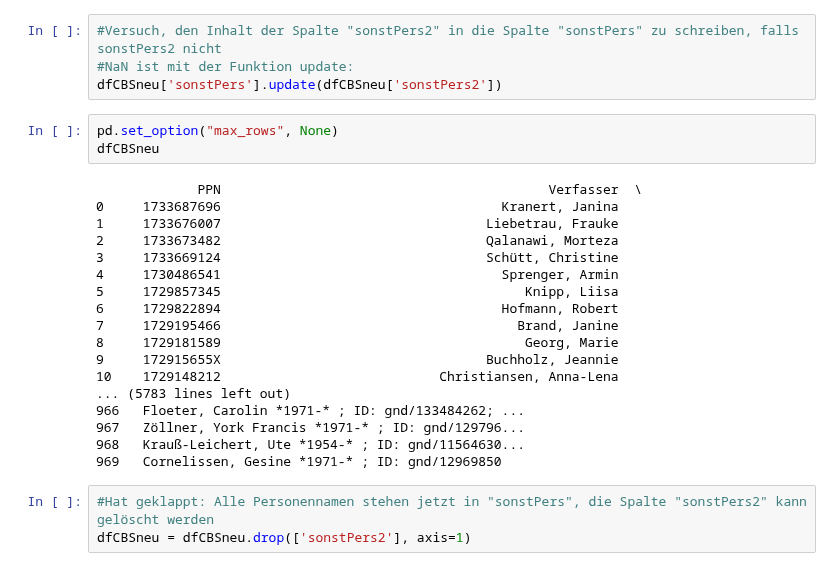
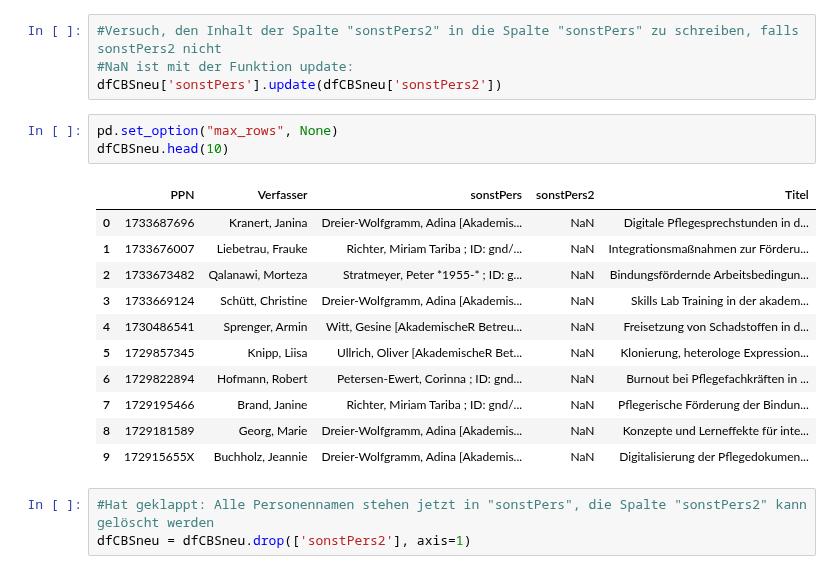
Before and after one commit to Daniela-Mayer/2020-11-30-Data_Librarian_Daniela_Mayer, a Jupyter notebook: Modul_6/notebooks/CBS_Datei_3010_3050.ipynb, the cells around one changed output. Saved outputs shown, nothing was run; the diff lists cells and outputs as text.

```diff
--- a/Modul_6/notebooks/CBS_Datei_3010_3050.ipynb
+++ b/Modul_6/notebooks/CBS_Datei_3010_3050.ipynb
@@ -70,25 +71,19 @@ dfRepo.shape
 dfCBSneu['sonstPers'].update(dfCBSneu['sonstPers2'])
 # %%
 pd.set_option("max_rows", None)
-dfCBSneu
+dfCBSneu.head(10)
 # %% [output]
-             PPN                                          Verfasser  \
-0     1733687696                                    Kranert, Janina
-1     1733676007                                  Liebetrau, Frauke
-2     1733673482                                  Qalanawi, Morteza
-3     1733669124                                  Schütt, Christine
-4     1730486541                                    Sprenger, Armin
-5     1729857345                                       Knipp, Liisa
-6     1729822894                                    Hofmann, Robert
-7     1729195466                                      Brand, Janine
-8     1729181589                                       Georg, Marie
-9     172915655X                                  Buchholz, Jeannie
-10    1729148212                            Christiansen, Anna-Lena
-... (5783 lines left out)
-966   Floeter, Carolin *1971-* ; ID: gnd/133484262; ...
-967   Zöllner, York Francis *1971-* ; ID: gnd/129796...
-968   Krauß-Leichert, Ute *1954-* ; ID: gnd/11564630...
-969   Cornelissen, Gesine *1971-* ; ID: gnd/12969850
+|  | PPN | Verfasser | sonstPers | sonstPers2 | Titel |
+| 0 | 1733687696 | Kranert, Janina | Dreier-Wolfgramm, Adina [Akademis... | NaN | Digitale Pflegesprechstunden in d... |
+| 1 | 1733676007 | Liebetrau, Frauke | Richter, Miriam Tariba ; ID: gnd/... | NaN | Integrationsmaßnahmen zur Förderu... |
+| 2 | 1733673482 | Qalanawi, Morteza | Stratmeyer, Peter *1955-* ; ID: g... | NaN | Bindungsfördernde Arbeitsbedingun... |
+| 3 | 1733669124 | Schütt, Christine | Dreier-Wolfgramm, Adina [Akademis... | NaN | Skills Lab Training in der akadem... |
+| 4 | 1730486541 | Sprenger, Armin | Witt, Gesine [AkademischeR Betreu... | NaN | Freisetzung von Schadstoffen in d... |
+| 5 | 1729857345 | Knipp, Liisa | Ullrich, Oliver [AkademischeR Bet... | NaN | Klonierung, heterologe Expression... |
+| 6 | 1729822894 | Hofmann, Robert | Petersen-Ewert, Corinna ; ID: gnd... | NaN | Burnout bei Pflegefachkräften in ... |
+| 7 | 1729195466 | Brand, Janine | Richter, Miriam Tariba ; ID: gnd/... | NaN | Pflegerische Förderung der Bindun... |
+| 8 | 1729181589 | Georg, Marie | Dreier-Wolfgramm, Adina [Akademis... | NaN | Konzepte und Lerneffekte für inte... |
+| 9 | 172915655X | Buchholz, Jeannie | Dreier-Wolfgramm, Adina [Akademis... | NaN | Digitalisierung der Pflegedokumen... |
 # %%
 #Hat geklappt: Alle Personennamen stehen jetzt in "sonstPers", die Spalte "sonstPers2" kann gelöscht werden
 dfCBSneu = dfCBSneu.drop(['sonstPers2'], axis=1)
```
Also changed, not shown: parts of 12 cells of this notebook, 2 other files.
